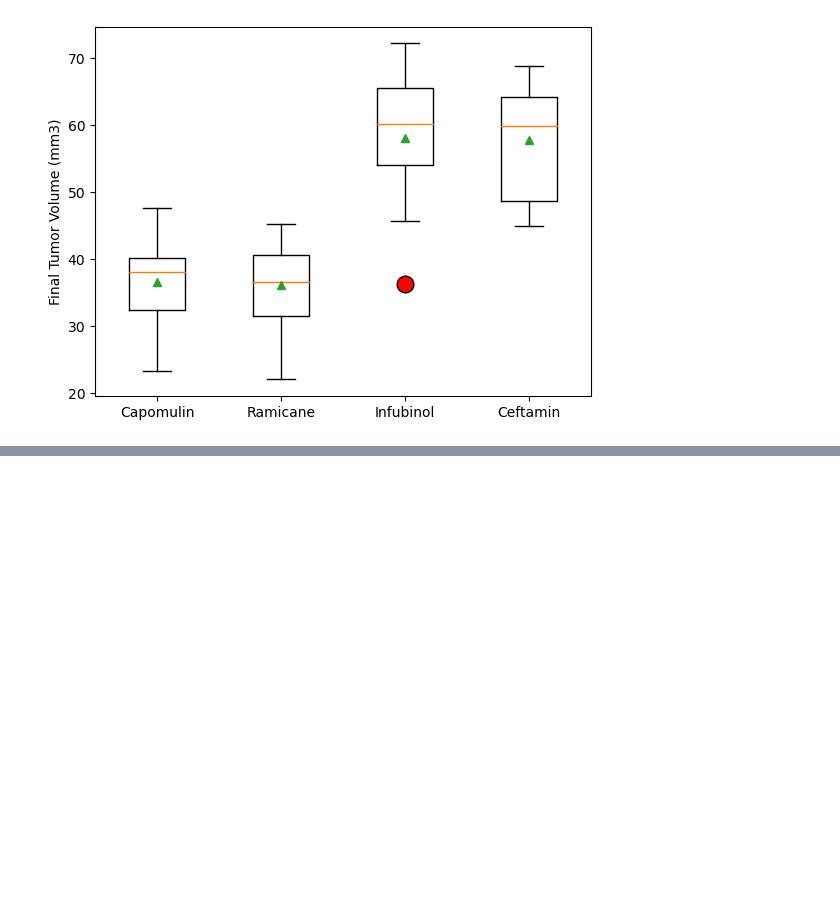
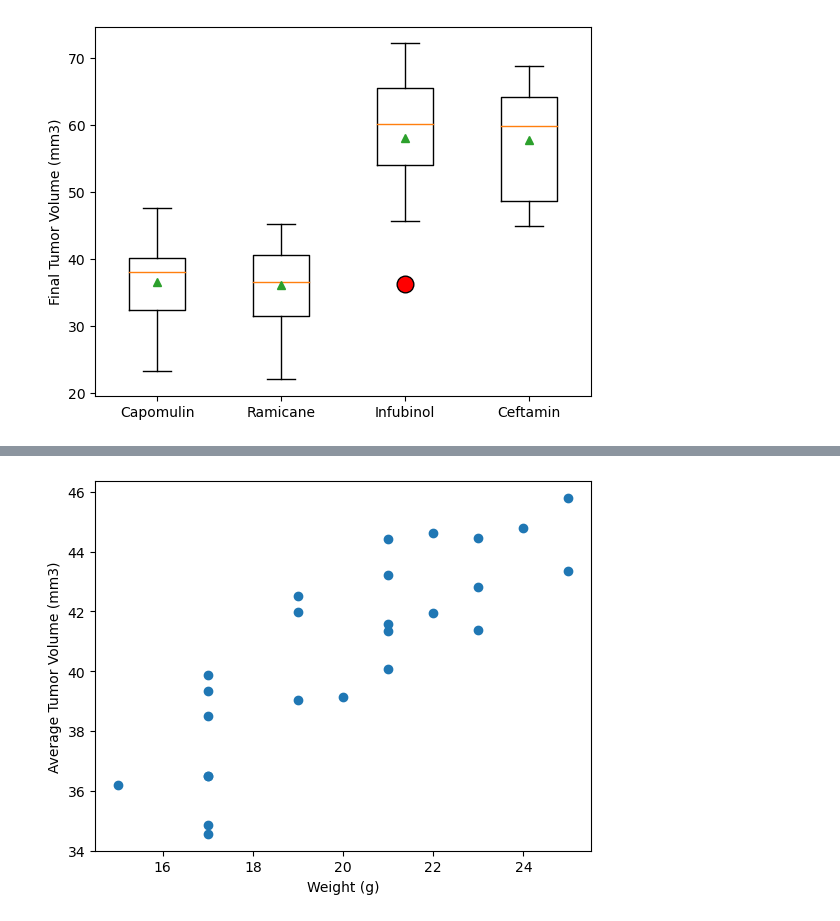
Before and after one commit to Martinezj93/Matplotlib-Challenge, a Jupyter notebook: Pymaceuticals_inc/main.ipynb, the cells around one changed output, grey strips where cells are left out. Saved outputs shown, nothing was run; the diff lists cells and outputs as text; code cells hidden in the pictures; blank space fills up the shorter version.

```diff
--- a/Pymaceuticals_inc/main.ipynb
+++ b/Pymaceuticals_inc/main.ipynb
@@ -310,0 +364,14 @@ plt.show()
+# %%
+# Generating a scatter plot of average tumor volume vs. mouse weight for the Capomulin regimen
+
+grouped_by_mouse_id = drug_used_for_treatment.groupby("Mouse ID")
+
+avg_tumor_vol = grouped_by_mouse_id["Tumor Volume (mm3)"].mean()
+mouse_weight = grouped_by_mouse_id["Weight (g)"].first()
+
+plt.scatter(mouse_weight, avg_tumor_vol)
+plt.xlabel("Weight (g)")
+plt.ylabel("Average Tumor Volume (mm3)")
+plt.show()
+# %% [output]
+[figure, added]
```
Also changed, not shown: parts of 11 cells of this notebook, 1 other file.
